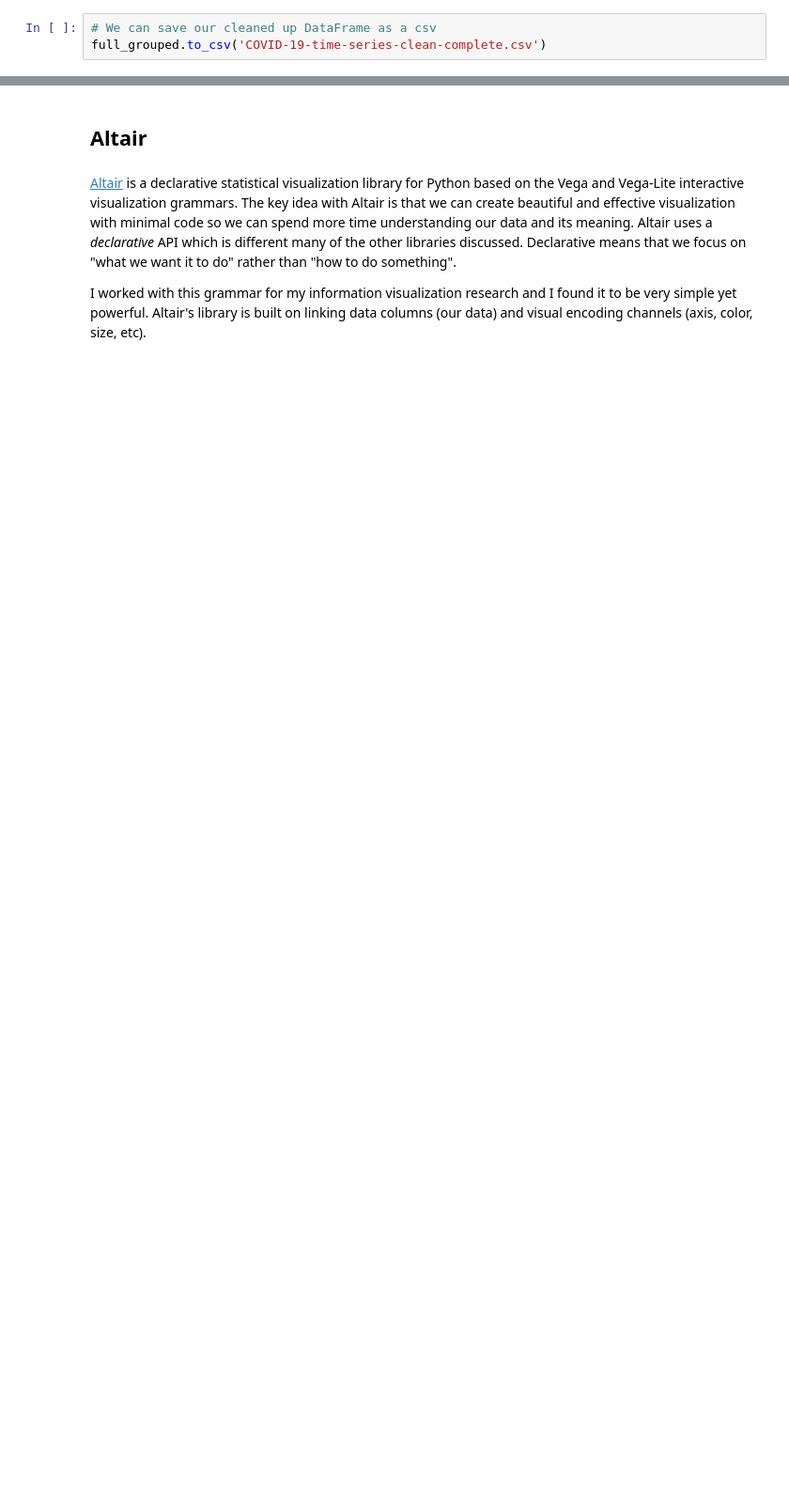
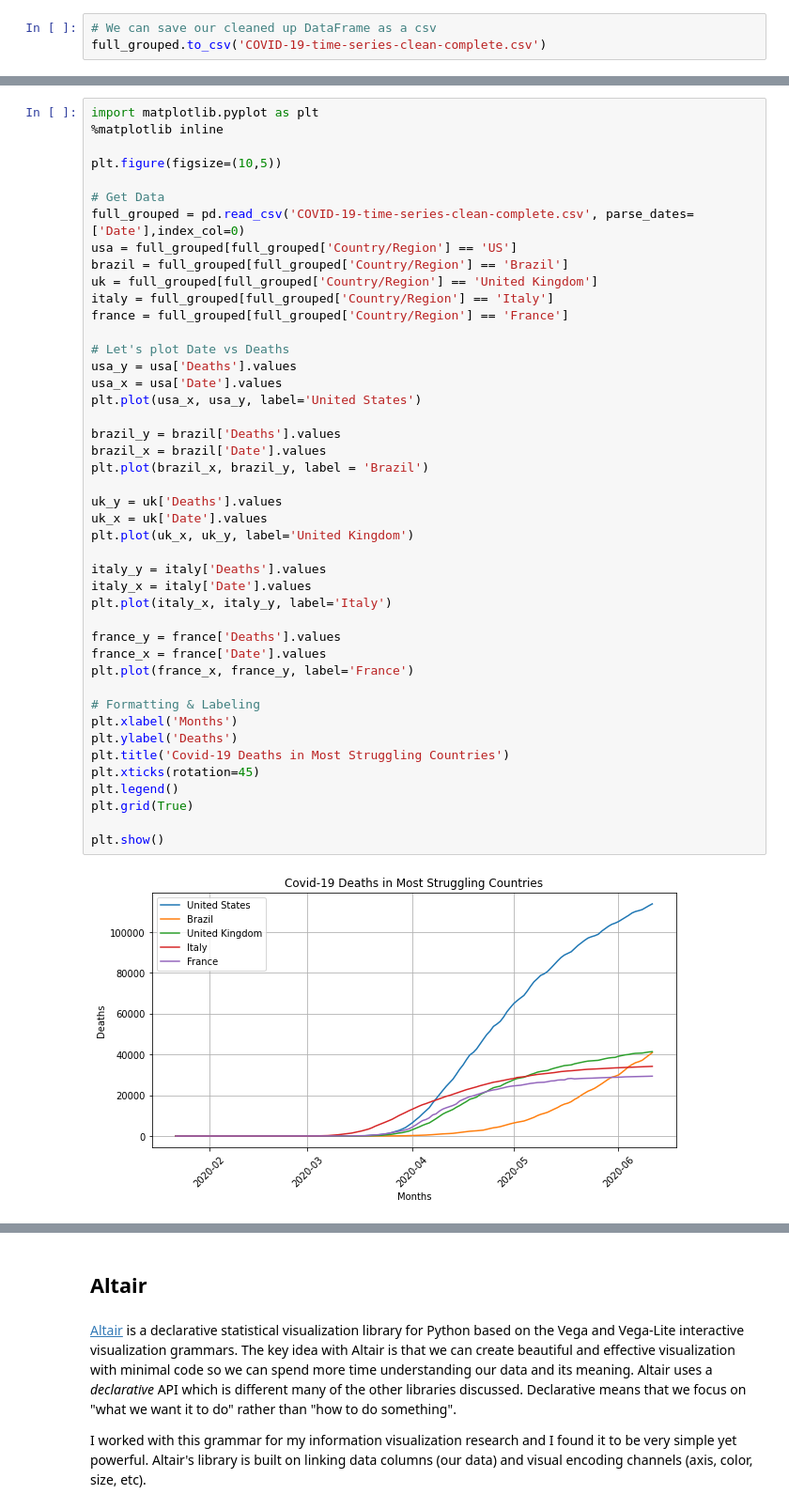
Before and after one commit to awang378/covid-19-visualizations, a Jupyter notebook: Global Data Visualization with Python.ipynb, the cells around one changed output, grey strips where cells are left out. Shown at 94% size. Drawn from its saved outputs; the diff is of its cells as text; blank space fills up the shorter version.

Commit message:
Added Matplotlib and updated data

```diff
--- a/Global Data Visualization with Python.ipynb
+++ b/Global Data Visualization with Python.ipynb
@@ -215,0 +222,46 @@ full_grouped.to_csv('COVID-19-time-series-clean-complete.csv')
+# %%
+import matplotlib.pyplot as plt
+%matplotlib inline
+
+plt.figure(figsize=(10,5))
+
+# Get Data
+full_grouped = pd.read_csv('COVID-19-time-series-clean-complete.csv', parse_dates=['Date'],index_col=0)
+usa = full_grouped[full_grouped['Country/Region'] == 'US']
+brazil = full_grouped[full_grouped['Country/Region'] == 'Brazil']
+uk = full_grouped[full_grouped['Country/Region'] == 'United Kingdom']
+italy = full_grouped[full_grouped['Country/Region'] == 'Italy']
+france = full_grouped[full_grouped['Country/Region'] == 'France']
+
+# Let's plot Date vs Deaths
+usa_y = usa['Deaths'].values
+usa_x = usa['Date'].values
+plt.plot(usa_x, usa_y, label='United States')
+
+brazil_y = brazil['Deaths'].values
+brazil_x = brazil['Date'].values
+plt.plot(brazil_x, brazil_y, label = 'Brazil')
+
+uk_y = uk['Deaths'].values
+uk_x = uk['Date'].values
+plt.plot(uk_x, uk_y, label='United Kingdom')
+
+italy_y = italy['Deaths'].values
+italy_x = italy['Date'].values
+plt.plot(italy_x, italy_y, label='Italy')
+
+france_y = france['Deaths'].values
+france_x = france['Date'].values
+plt.plot(france_x, france_y, label='France')
+
+# Formatting & Labeling
+plt.xlabel('Months')
+plt.ylabel('Deaths')
+plt.title('Covid-19 Deaths in Most Struggling Countries')
+plt.xticks(rotation=45)
+plt.legend()
+plt.grid(True)
+
+plt.show()
+# %% [output]
+[figure, added]
```
Also changed, not shown: parts of 18 cells of this notebook, 4 other files.
